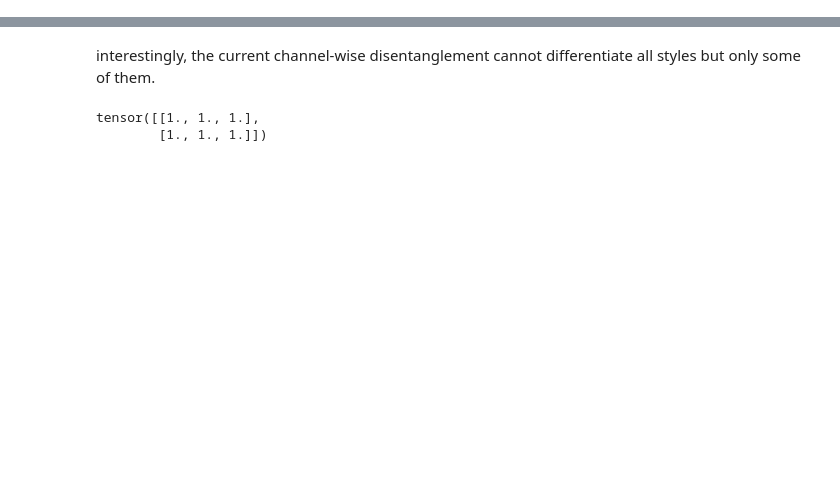
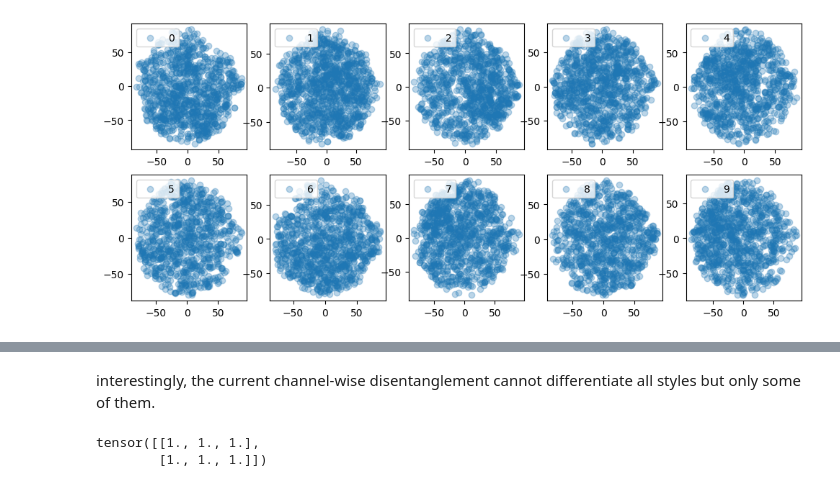
Before and after one commit to scotsun/clear-diffusion, a Jupyter notebook: demo-clear.ipynb, the cells around one changed output, grey strips where cells are left out. Drawn from its saved outputs; the diff is of its cells as text; code cells hidden in the pictures; blank space fills up the shorter version.

```diff
--- a/demo-clear.ipynb
+++ b/demo-clear.ipynb
@@ -220,3 +229,11 @@ plt.show()
+# %%
+fig, axs = plt.subplots(2, 5, figsize=(12, 5))
+for i, ax in enumerate(axs.flat):
+    cond = torch.where(labels == i)[0].cpu().numpy()
+    ax.scatter(z_2d[cond,0], z_2d[cond,1], alpha=0.3, label=f"{i}")
+    ax.legend(loc='upper left')
+# %% [output]
+[figure, added]
 # %%
 z_c, z_s = mu.chunk(2, dim=1)
 z_s = torch.cat([z_s[1:], z_s[:1]], dim=0)
```
Also changed, not shown: parts of 10 cells of this notebook, 2 other files.
